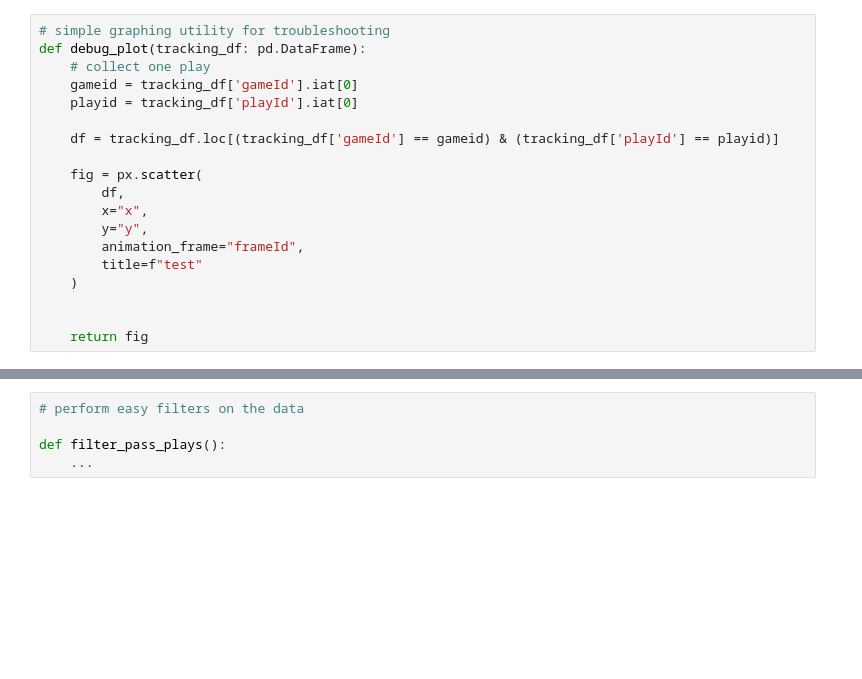
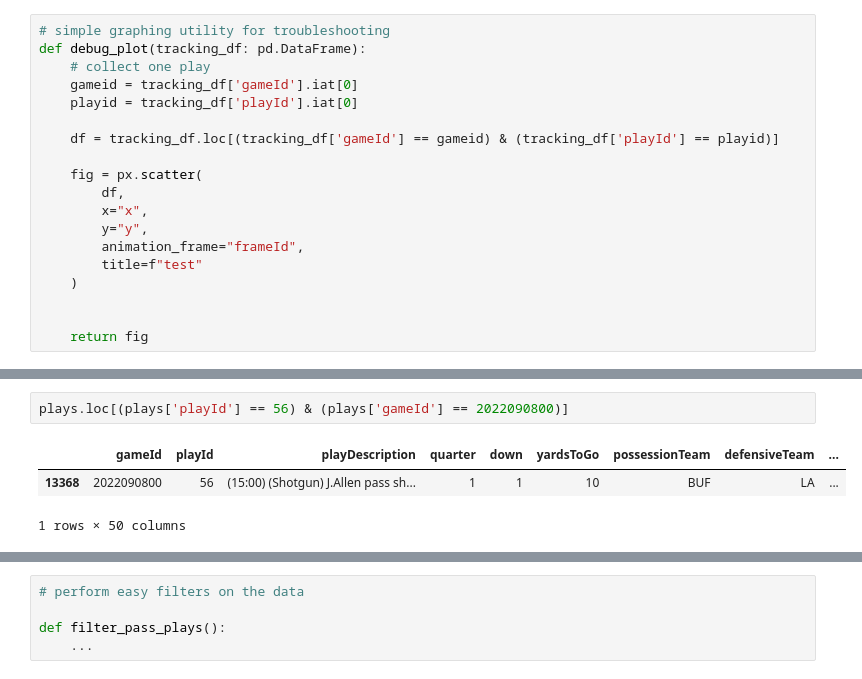
Before and after one commit to henrykra/nflMAE, a Jupyter notebook: scalable_data.ipynb, the cells around one changed output, grey strips where cells are left out. Drawn from its saved outputs; the diff is of its cells as text; blank space fills up the shorter version.

```diff
--- a/scalable_data.ipynb
+++ b/scalable_data.ipynb
@@ -125,0 +145,6 @@ player_plays = load_player_play_data(Path(data_config["folder"]))
+# %%
+plays.loc[(plays['playId'] == 56) & (plays['gameId'] == 2022090800)]
+# %% [output]
+|  | gameId | playId | playDescription | quarter | down | yardsToGo | possessionTeam | defensiveTeam | ... |
+| 13368 | 2022090800 | 56 | (15:00) (Shotgun) J.Allen pass sh... | 1 | 1 | 10 | BUF | LA | ... |
+1 rows × 50 columns
```
Also changed, not shown: parts of 38 cells of this notebook, 16 other files.
